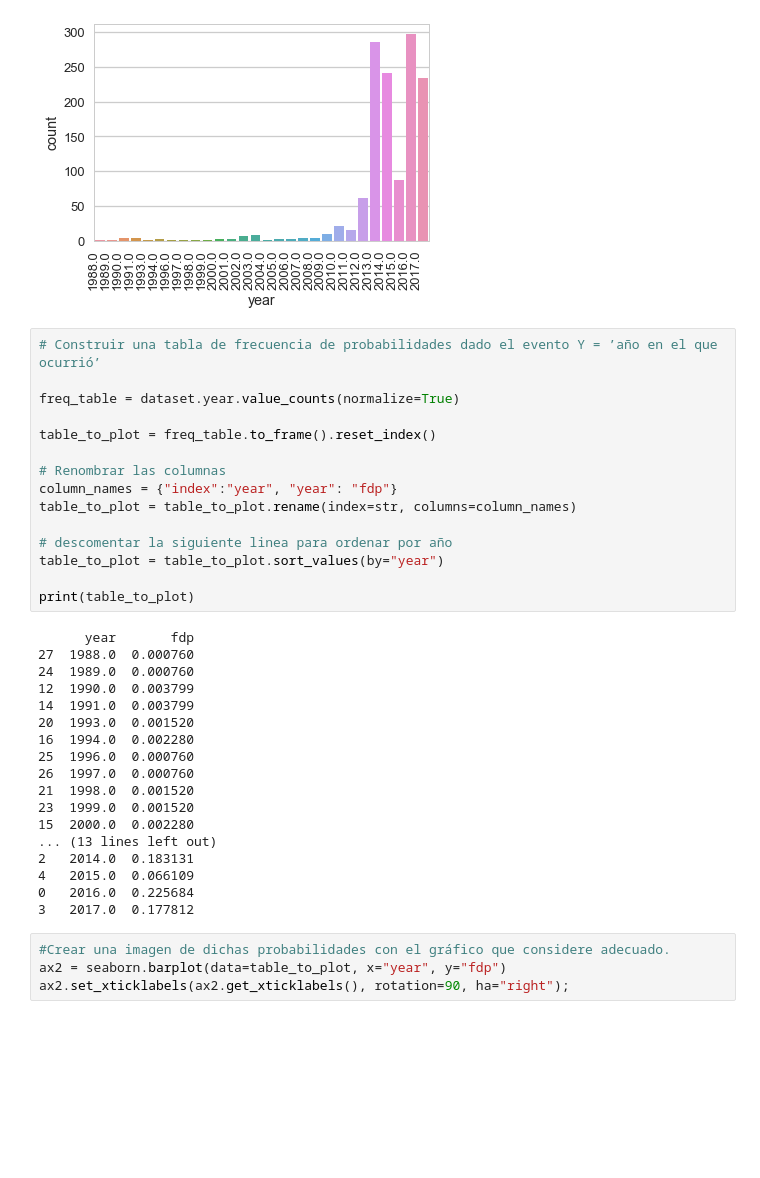
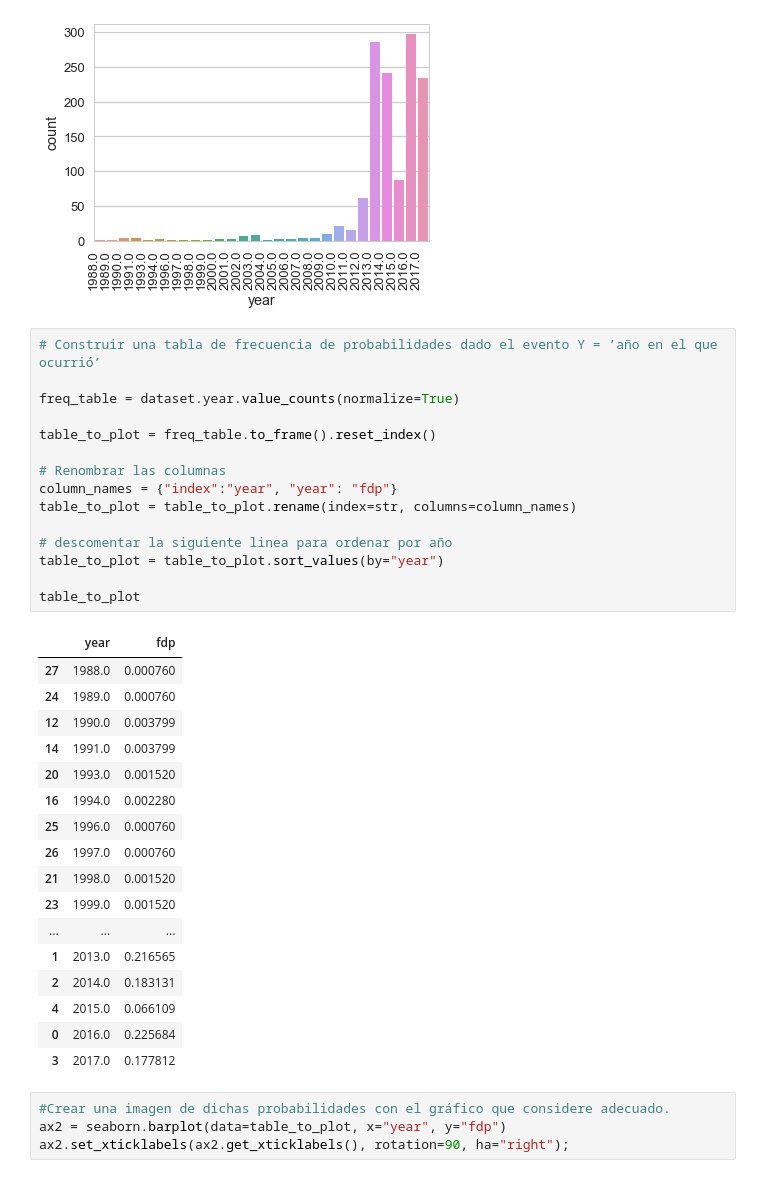
Before and after one commit to renzobechler-zz/diplodatos, a Jupyter notebook: Tarea integradora - parte 1.ipynb, the cells around one changed output. Drawn from its saved outputs; the diff is of its cells as text; blank space fills up the shorter version.

Commit message:
borrado de print de tablas

```diff
--- a/Tarea integradora - parte 1.ipynb
+++ b/Tarea integradora - parte 1.ipynb
@@ -104,36 +104,36 @@ ax1.set_xticklabels(ax1.get_xticklabels(), rotation=90, ha="right");
 # %%
 # Construir una tabla de frecuencia de probabilidades dado el evento Y = ’año en el que ocurrió’
 
 freq_table = dataset.year.value_counts(normalize=True)
 
 table_to_plot = freq_table.to_frame().reset_index()
 
 # Renombrar las columnas
 column_names = {"index":"year", "year": "fdp"}
 table_to_plot = table_to_plot.rename(index=str, columns=column_names)
 
 # descomentar la siguiente linea para ordenar por año
 table_to_plot = table_to_plot.sort_values(by="year")
 
-print(table_to_plot)
+table_to_plot
 # %% [output]
-      year       fdp
-27  1988.0  0.000760
-24  1989.0  0.000760
-12  1990.0  0.003799
-14  1991.0  0.003799
-20  1993.0  0.001520
-16  1994.0  0.002280
-25  1996.0  0.000760
-26  1997.0  0.000760
-21  1998.0  0.001520
-23  1999.0  0.001520
-15  2000.0  0.002280
-... (13 lines left out)
-2   2014.0  0.183131
-4   2015.0  0.066109
-0   2016.0  0.225684
-3   2017.0  0.177812
+|  | year | fdp |
+| 27 | 1988.0 | 0.000760 |
+| 24 | 1989.0 | 0.000760 |
+| 12 | 1990.0 | 0.003799 |
+| 14 | 1991.0 | 0.003799 |
+| 20 | 1993.0 | 0.001520 |
+| 16 | 1994.0 | 0.002280 |
+| 25 | 1996.0 | 0.000760 |
+| 26 | 1997.0 | 0.000760 |
+| 21 | 1998.0 | 0.001520 |
+| 23 | 1999.0 | 0.001520 |
+| ... | ... | ... |
+| 1 | 2013.0 | 0.216565 |
+| 2 | 2014.0 | 0.183131 |
+| 4 | 2015.0 | 0.066109 |
+| 0 | 2016.0 | 0.225684 |
+| 3 | 2017.0 | 0.177812 |
 # %%
 #Crear una imagen de dichas probabilidades con el gráfico que considere adecuado.
 ax2 = seaborn.barplot(data=table_to_plot, x="year", y="fdp")
```
